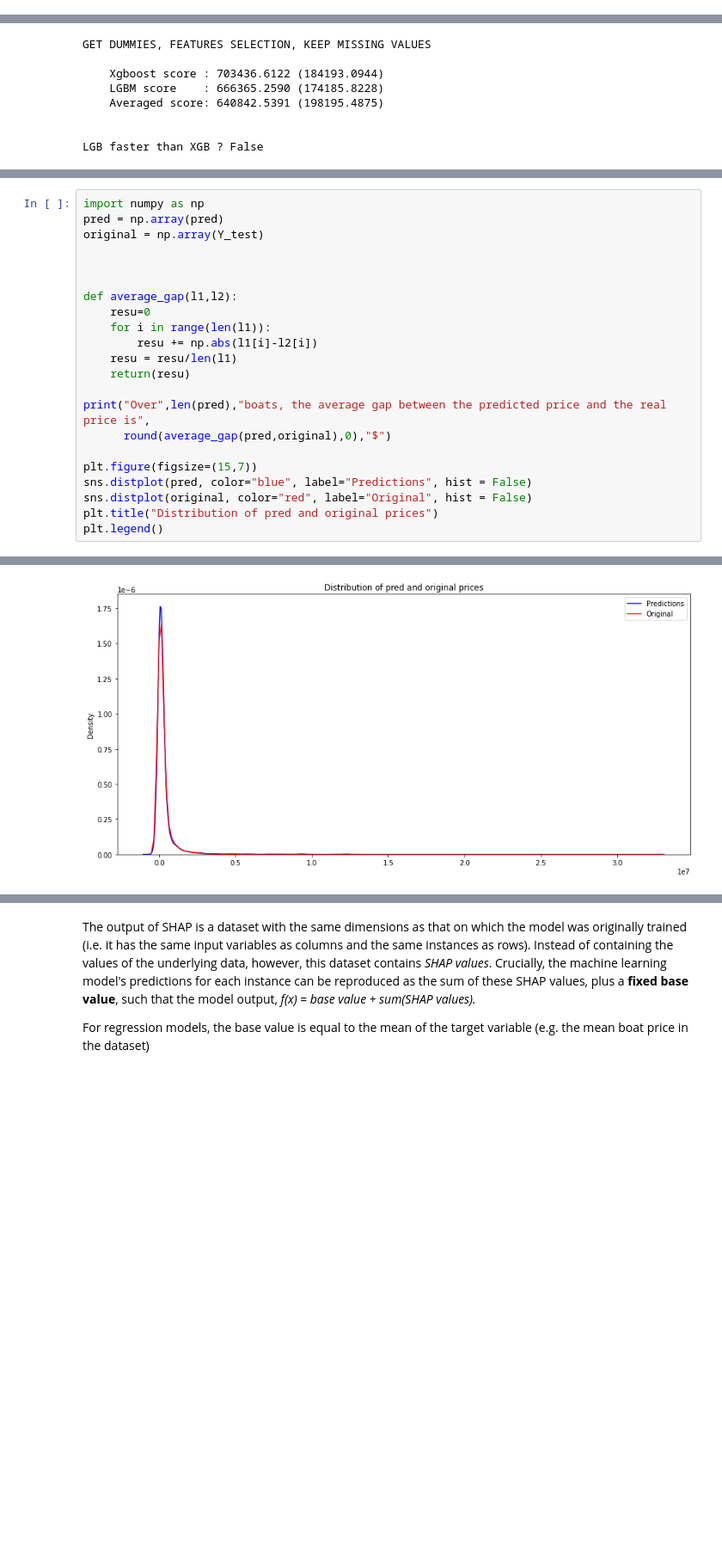
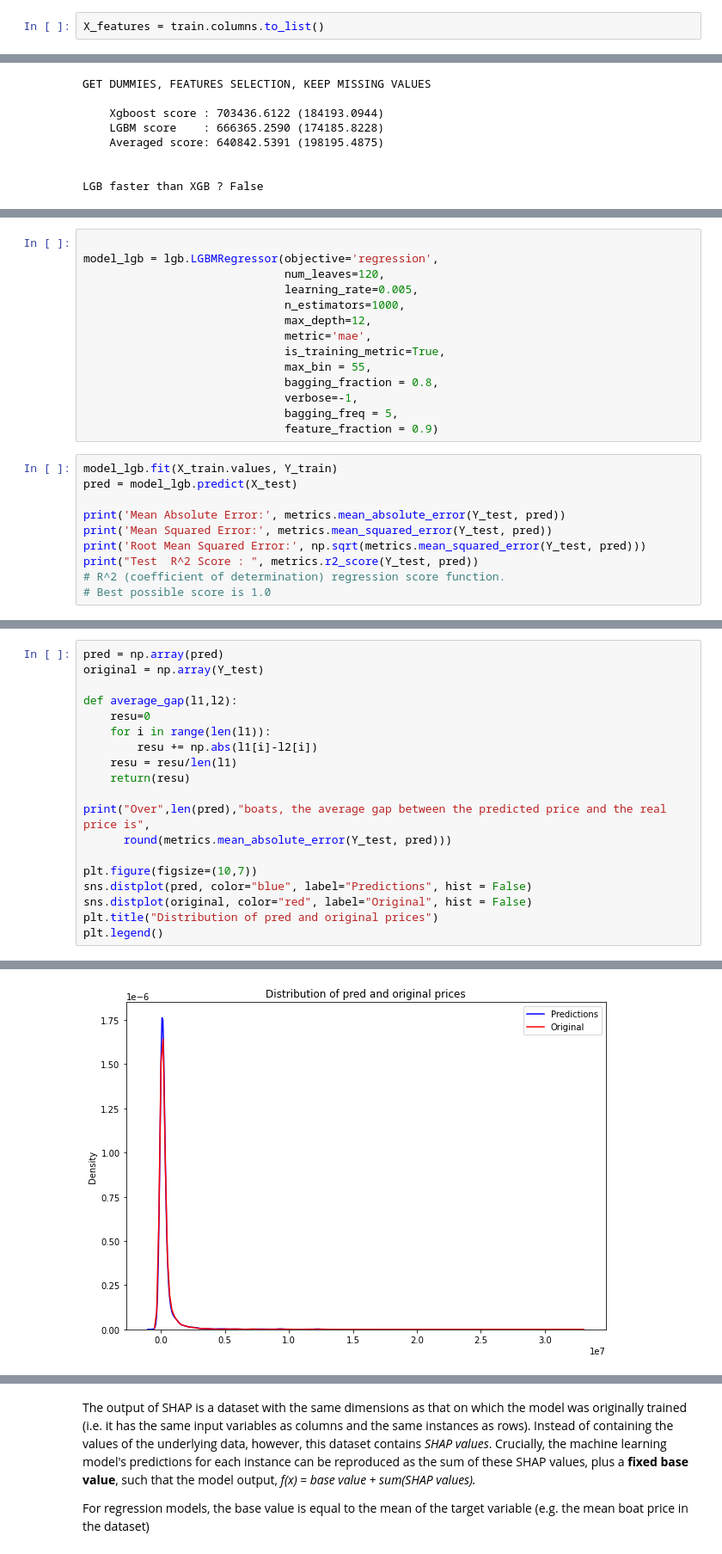
Before and after one commit to lovedatascience1/AcademyPublic, a Jupyter notebook: Boats.ipynb, the cells around one changed output, grey strips where cells are left out. Shown at 86% size. Drawn from its saved outputs; the diff is of its cells as text; blank space fills up the shorter version.

```diff
--- a/Boats.ipynb
+++ b/Boats.ipynb
@@ -2159,3 +2151,5 @@ X_features = col
+# %%
+X_features = train.columns.to_list()
 # %%
 X_train = train[X_features]
 X_test = test[X_features]
@@ -2811,0 +2753,24 @@ pred = model_lgb.predict(X_test.values)
+# %%
+
+model_lgb = lgb.LGBMRegressor(objective='regression',
+                              num_leaves=120,
+                              learning_rate=0.005,
+                              n_estimators=1000,
+                              max_depth=12,
+                              metric='mae',
+                              is_training_metric=True,
+                              max_bin = 55,
+                              bagging_fraction = 0.8,
+                              verbose=-1,
+                              bagging_freq = 5,
+                              feature_fraction = 0.9)
+# %%
+model_lgb.fit(X_train.values, Y_train)
+pred = model_lgb.predict(X_test)
+
+print('Mean Absolute Error:', metrics.mean_absolute_error(Y_test, pred))
+print('Mean Squared Error:', metrics.mean_squared_error(Y_test, pred))
+print('Root Mean Squared Error:', np.sqrt(metrics.mean_squared_error(Y_test, pred)))
+print("Test  R^2 Score : ", metrics.r2_score(Y_test, pred))
+# R^2 (coefficient of determination) regression score function.
+# Best possible score is 1.0
@@ -2812,9 +2788,6 @@ pred = model_lgb.predict(X_test.values)
 # %%
-import numpy as np
 pred = np.array(pred)
 original = np.array(Y_test)
-
-
 
 def average_gap(l1,l2):
     resu=0
@@ -2824,9 +2797,9 @@ def average_gap(l1,l2):
     return(resu)
 
 print("Over",len(pred),"boats, the average gap between the predicted price and the real price is",
-      round(average_gap(pred,original),0),"$")
+      round(metrics.mean_absolute_error(Y_test, pred)))
 
-plt.figure(figsize=(15,7))
+plt.figure(figsize=(10,7))
 sns.distplot(pred, color="blue", label="Predictions", hist = False)
 sns.distplot(original, color="red", label="Original", hist = False)
 plt.title("Distribution of pred and original prices")
@@ -2839,2 +2810,2 @@ Over 5396 boats, the average gap between the predicted price and the real price
-[figure, old version]
+[figure, new version]
 # %% [markdown]
```
Also changed, not shown: parts of 50 cells of this notebook.
